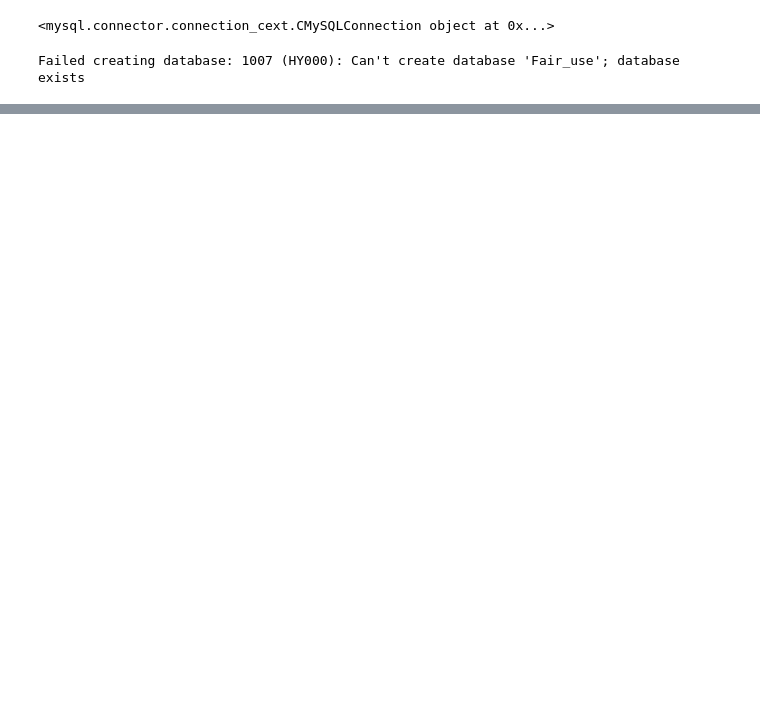
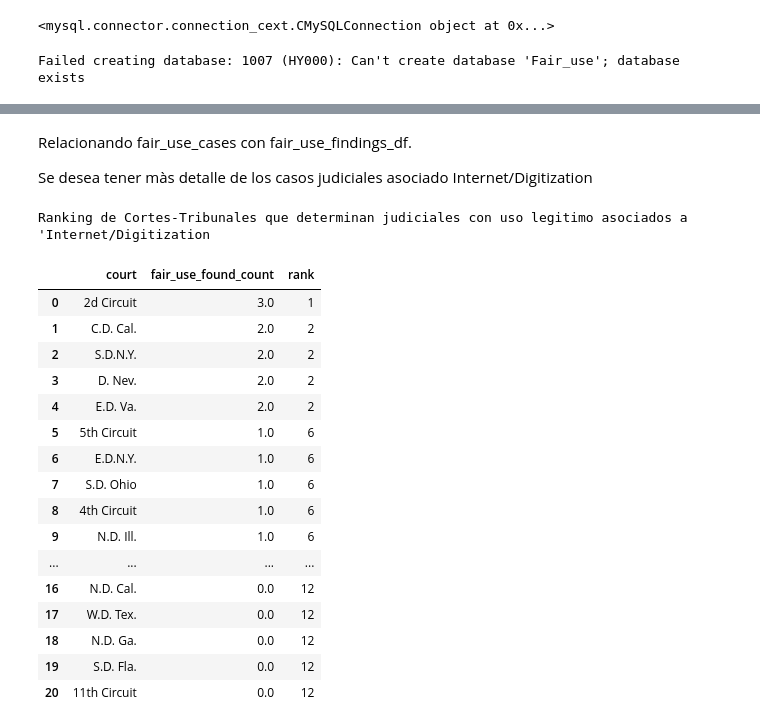
Before and after one commit to AmaliaGuaymasCanavire/ejercicio-1, a Jupyter notebook: fair-data-db.ipynb, the cells around one changed output, grey strips where cells are left out. Cells and saved outputs as stored; diff of their text form; code cells hidden in the pictures; blank space fills up the shorter version.

```diff
--- a/fair-data-db.ipynb
+++ b/fair-data-db.ipynb
@@ -280,0 +363,40 @@ fair_use_cases_df.to_sql('fair_use_cases', con=engine, if_exists='append', index
+# %% [markdown]
+Relacionando fair_use_cases con fair_use_findings_df.
+
+Se desea tener màs detalle de los casos judiciales asociado Internet/Digitization
+# %%
+query ="""
+SELECT court, fair_use_found_count,
+RANK() OVER(ORDER BY fair_use_found_count DESC) as 'rank'
+FROM
+(
+SELECT
+  court,
+  SUM(fair_use_found) AS fair_use_found_count
+FROM fair_use_cases WHERE categories LIKE '%Internet/Digitization%'
+GROUP BY court
+) as F
+
+"""
+df = read_query(mydb, query)
+print("Ranking de Cortes-Tribunales que determinan judiciales con uso legitimo asociados a 'Internet/Digitization")
+df
+# %% [output]
+Ranking de Cortes-Tribunales que determinan judiciales con uso legitimo asociados a 'Internet/Digitization
+|  | court | fair_use_found_count | rank |
+| 0 | 2d Circuit | 3.0 | 1 |
+| 1 | C.D. Cal. | 2.0 | 2 |
+| 2 | S.D.N.Y. | 2.0 | 2 |
+| 3 | D. Nev. | 2.0 | 2 |
+| 4 | E.D. Va. | 2.0 | 2 |
+| 5 | 5th Circuit | 1.0 | 6 |
+| 6 | E.D.N.Y. | 1.0 | 6 |
+| 7 | S.D. Ohio | 1.0 | 6 |
+| 8 | 4th Circuit | 1.0 | 6 |
+| 9 | N.D. Ill. | 1.0 | 6 |
+| ... | ... | ... | ... |
+| 16 | N.D. Cal. | 0.0 | 12 |
+| 17 | W.D. Tex. | 0.0 | 12 |
+| 18 | N.D. Ga. | 0.0 | 12 |
+| 19 | S.D. Fla. | 0.0 | 12 |
+| 20 | 11th Circuit | 0.0 | 12 |
```
Also changed, not shown: parts of 46 cells of this notebook, 2 other files.
